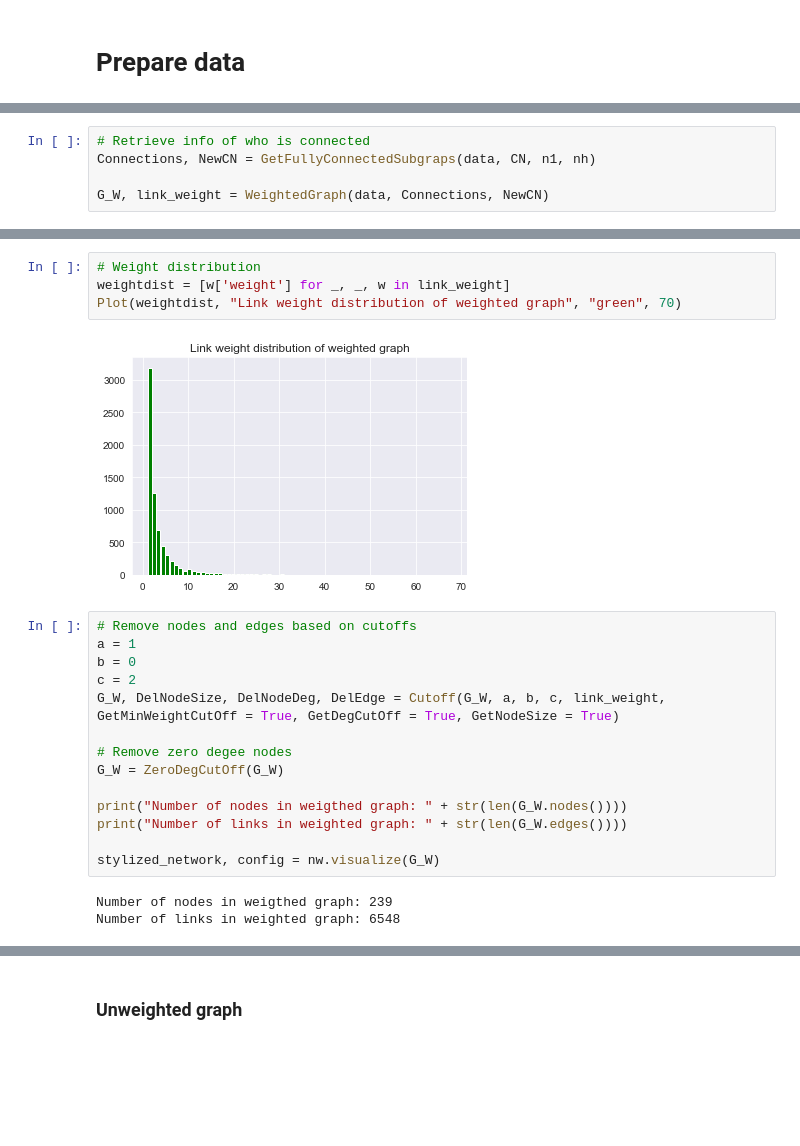
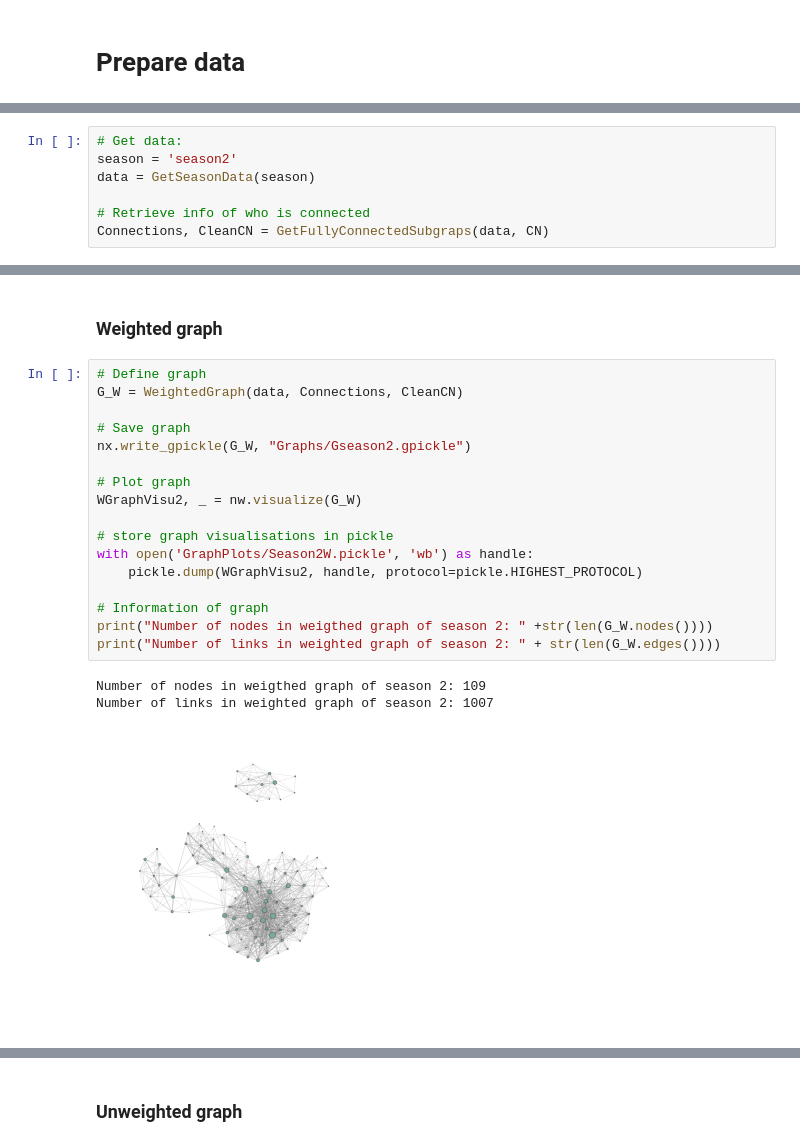
Before and after one commit to s183898/SocialScienceFinalProject, a Jupyter notebook: NetWorkMethods.ipynb, the cells around one changed output, grey strips where cells are left out. Drawn from its saved outputs; the diff is of its cells as text; blank space fills up the shorter version.

```diff
--- a/NetWorkMethods.ipynb
+++ b/NetWorkMethods.ipynb
@@ -452,5 +502,7 @@ See the caveats in the documentation: https://pandas.pydata.org/pandas-docs/stab
 # %%
+# Get data:
+season = 'season2'
+data = GetSeasonData(season)
+
 # Retrieve info of who is connected
-Connections, NewCN = GetFullyConnectedSubgraps(data, CN, n1, nh)
-
-G_W, link_weight = WeightedGraph(data, Connections, NewCN)
+Connections, CleanCN = GetFullyConnectedSubgraps(data, CN)
@@ -469,23 +509,23 @@ Plot(sizedist, "Node size distribution of weighted graph", "green", 70)
-# %%
-# Weight distribution
-weightdist = [w['weight'] for _, _, w in link_weight]
-Plot(weightdist, "Link weight distribution of weighted graph", "green", 70)
-# %% [output]
-[figure, removed]
-# %%
-# Remove nodes and edges based on cutoffs
-a = 1
-b = 0
-c = 2
-G_W, DelNodeSize, DelNodeDeg, DelEdge = Cutoff(G_W, a, b, c, link_weight, GetMinWeightCutOff = True, GetDegCutOff = True, GetNodeSize = True)
-
-# Remove zero degee nodes
-G_W = ZeroDegCutOff(G_W)
-
-print("Number of nodes in weigthed graph: " + str(len(G_W.nodes())))
-print("Number of links in weighted graph: " + str(len(G_W.edges())))
-
-stylized_network, config = nw.visualize(G_W)
-# %% [output]
-Number of nodes in weigthed graph: 239
-Number of links in weighted graph: 6548
+# %% [markdown]
+### Weighted graph
+# %%
+# Define graph
+G_W = WeightedGraph(data, Connections, CleanCN)
+
+# Save graph
+nx.write_gpickle(G_W, "Graphs/Gseason2.gpickle")
+
+# Plot graph
+WGraphVisu2, _ = nw.visualize(G_W)
+
+# store graph visualisations in pickle
+with open('GraphPlots/Season2W.pickle', 'wb') as handle:
+    pickle.dump(WGraphVisu2, handle, protocol=pickle.HIGHEST_PROTOCOL)
+
+# Information of graph
+print("Number of nodes in weigthed graph of season 2: " +str(len(G_W.nodes())))
+print("Number of links in weighted graph of season 2: " + str(len(G_W.edges())))
+# %% [output]
+Number of nodes in weigthed graph of season 2: 109
+Number of links in weighted graph of season 2: 1007
+[figure, added]
```
Also changed, not shown: parts of 111 cells of this notebook, 47 other files.
